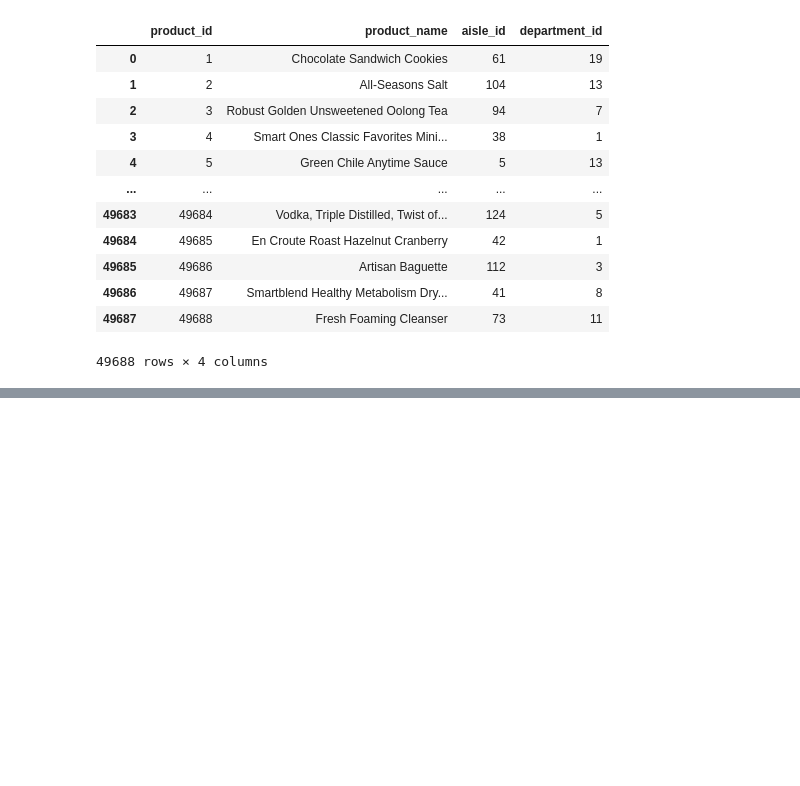
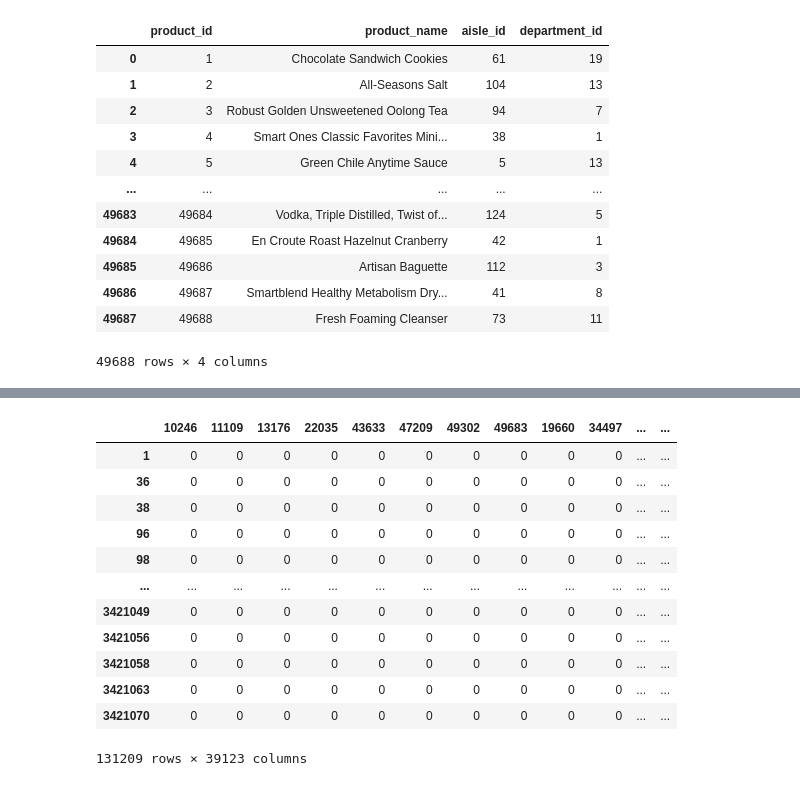
Before and after one commit to kevarci/Apriori-Latex-Project-Final, a Jupyter notebook: apriori.ipynb, the cells around one changed output, grey strips where cells are left out. Drawn from its saved outputs; the diff is of its cells as text; code cells hidden in the pictures; blank space fills up the shorter version.

```diff
--- a/apriori.ipynb
+++ b/apriori.ipynb
@@ -38,0 +114,39 @@ dfBi = dfOrder.pivot_table(index= 'order_id', )
+# %%
+from scipy import sparse
+
+# Agrupar productos por orden
+order_products = dfOrder.groupby(['order_id', 'product_id']).size().reset_index()
+order_products.rename(columns={0: 'count'}, inplace=True)
+
+# Crear matriz sparse (mucho más eficiente en memoria)
+sparse_matrix = sparse.csr_matrix(
+    (np.ones(len(order_products)),
+     (order_products['order_id'].astype('category').cat.codes,
+      order_products['product_id'].astype('category').cat.codes))
+)
+
+# Convertir a DataFrame binario
+orders = order_products['order_id'].unique()
+products = order_products['product_id'].unique()
+dfBi = pd.DataFrame.sparse.from_spmatrix(
+    sparse_matrix,
+    index=orders,
+    columns=products
+)
+
+# Mostrar las primeras filas
+dfBi
+# %% [output]
+|  | 10246 | 11109 | 13176 | 22035 | 43633 | 47209 | 49302 | 49683 | 19660 | 34497 | ... | ... |
+| 1 | 0 | 0 | 0 | 0 | 0 | 0 | 0 | 0 | 0 | 0 | ... | ... |
+| 36 | 0 | 0 | 0 | 0 | 0 | 0 | 0 | 0 | 0 | 0 | ... | ... |
+| 38 | 0 | 0 | 0 | 0 | 0 | 0 | 0 | 0 | 0 | 0 | ... | ... |
+| 96 | 0 | 0 | 0 | 0 | 0 | 0 | 0 | 0 | 0 | 0 | ... | ... |
+| 98 | 0 | 0 | 0 | 0 | 0 | 0 | 0 | 0 | 0 | 0 | ... | ... |
+| ... | ... | ... | ... | ... | ... | ... | ... | ... | ... | ... | ... | ... |
+| 3421049 | 0 | 0 | 0 | 0 | 0 | 0 | 0 | 0 | 0 | 0 | ... | ... |
+| 3421056 | 0 | 0 | 0 | 0 | 0 | 0 | 0 | 0 | 0 | 0 | ... | ... |
+| 3421058 | 0 | 0 | 0 | 0 | 0 | 0 | 0 | 0 | 0 | 0 | ... | ... |
+| 3421063 | 0 | 0 | 0 | 0 | 0 | 0 | 0 | 0 | 0 | 0 | ... | ... |
+| 3421070 | 0 | 0 | 0 | 0 | 0 | 0 | 0 | 0 | 0 | 0 | ... | ... |
+131209 rows × 39123 columns
```
Also changed, not shown: parts of 18 cells of this notebook, 4 other files.
